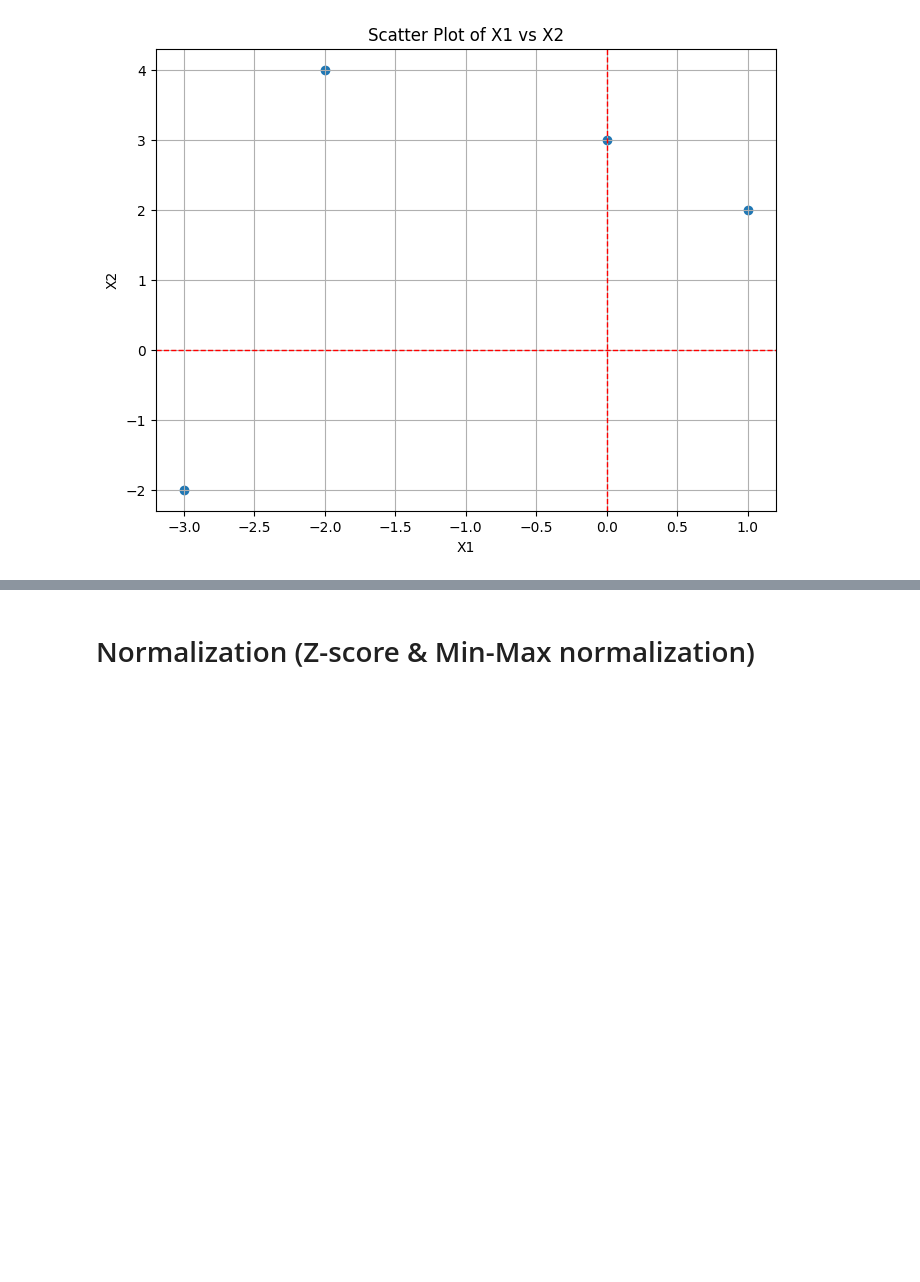
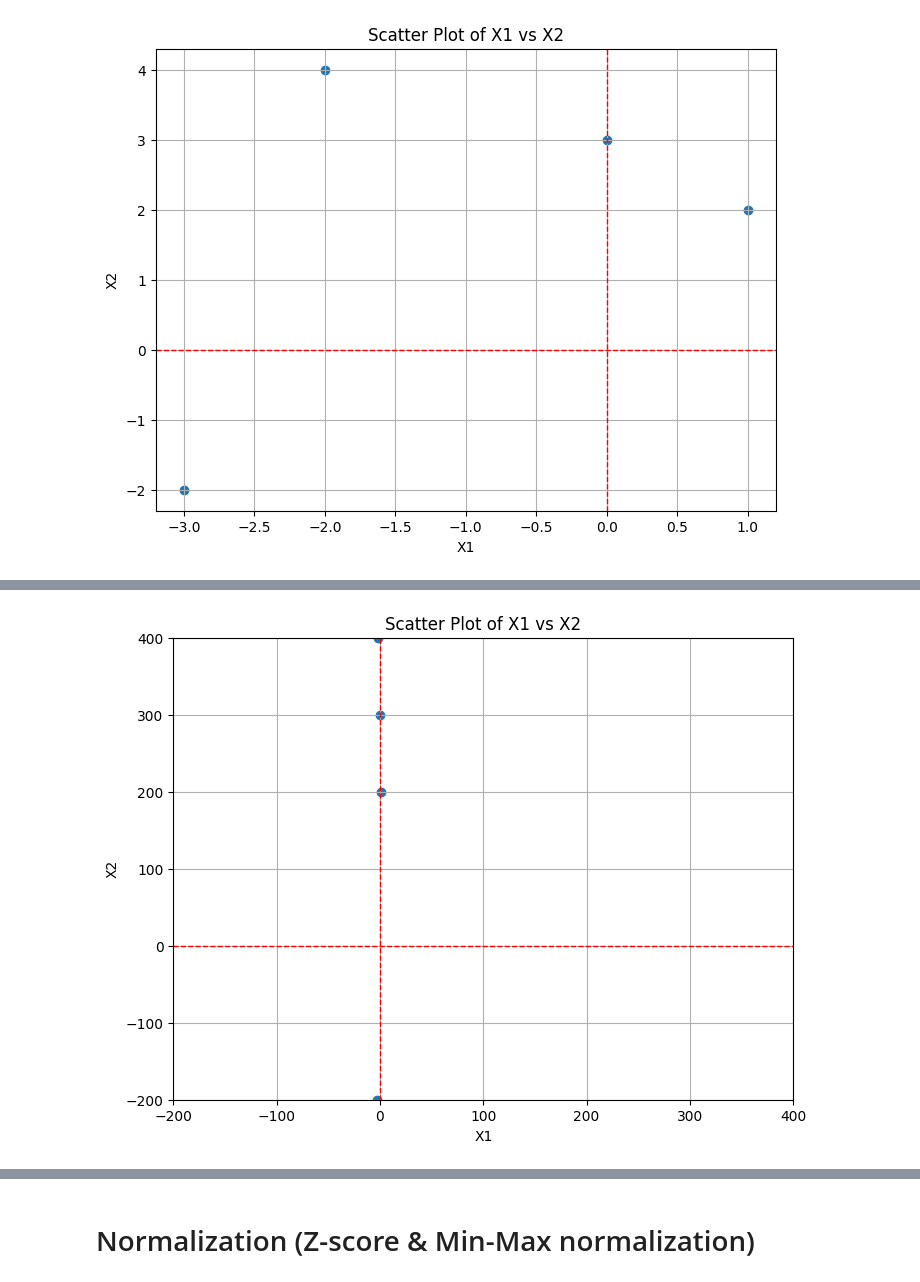
Before and after one commit to Pornwalaifoxall/bsc_dpdm24, a Jupyter notebook: Chapter_2_Understanding_Data.ipynb, the cells around one changed output, grey strips where cells are left out. Saved outputs shown, nothing was run; the diff lists cells and outputs as text; code cells hidden in the pictures; blank space fills up the shorter version.

```diff
--- a/Chapter_2_Understanding_Data.ipynb
+++ b/Chapter_2_Understanding_Data.ipynb
@@ -353,0 +331,6 @@ plt.show()
+# %%
+#ในกรณีถ้า scale มันต่างกันมาก ๆ
+
+data = [[1,200],[-2,400],[0,300],[-3,-200]]
+df2 = pd.DataFrame(data,columns=['X1','X2'])
+df2
@@ -353,0 +343,34 @@ plt.show()
+# %%
+# prompt: draw scatter plot df2 of X1 X2 with line 0 in x and y (x and y scale is the same range)
+
+import matplotlib.pyplot as plt
+
+# Assuming df2 is your DataFrame with 'X1' and 'X2' columns
+# Replace this with your actual DataFrame if it's named differently
+
+# Find the min and max values for both X1 and X2
+min_val = min(df2['X1'].min(), df2['X2'].min())
+max_val = max(df2['X1'].max(), df2['X2'].max())
+
+# Create the scatter plot
+plt.figure(figsize=(8, 6))
+plt.scatter(df2['X1'], df2['X2'])
+
+# Add a line at x=0 and y=0
+plt.axhline(0, color='red', linestyle='--', linewidth=1)
+plt.axvline(0, color='red', linestyle='--', linewidth=1)
+
+# Set the x and y axis limits to be the same
+plt.xlim(min_val, max_val)
+plt.ylim(min_val, max_val)
+
+# Add labels and title
+plt.xlabel("X1")
+plt.ylabel("X2")
+plt.title("Scatter Plot of X1 vs X2")
+
+# Display the plot
+plt.grid(True)
+plt.show()
+# %% [output]
+[figure, added]
```
Also changed, not shown: parts of 12 cells of this notebook.
